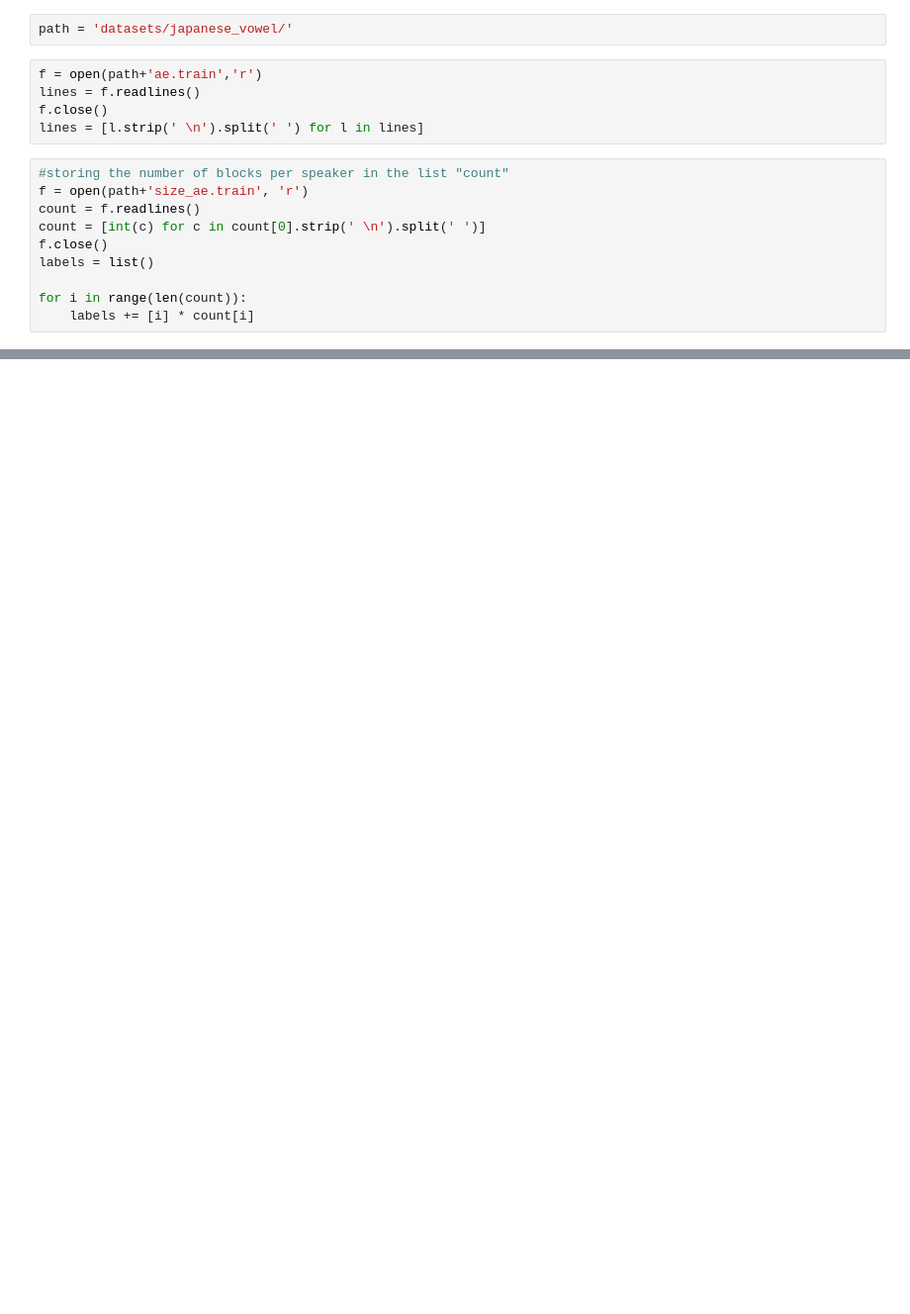
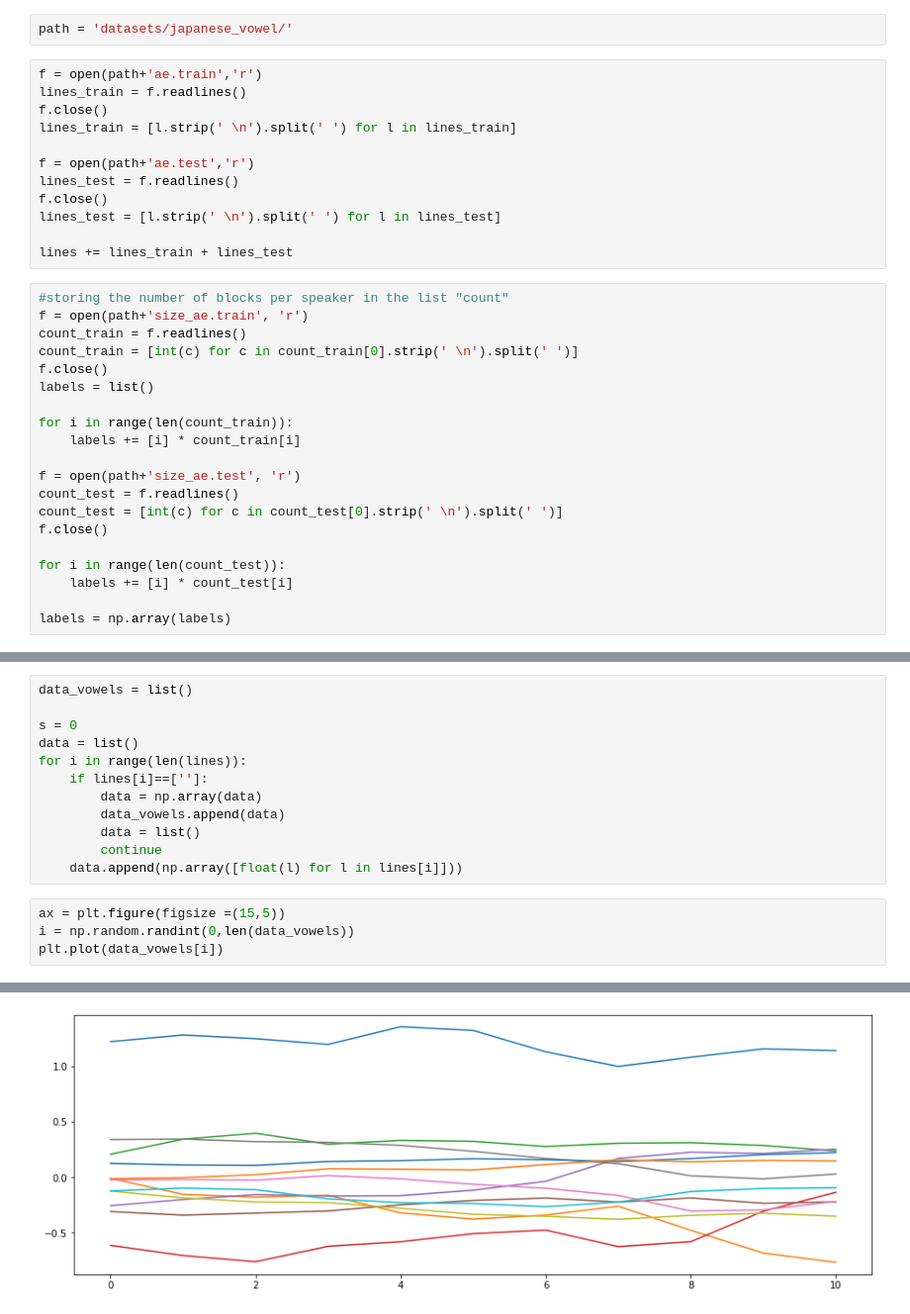
Before and after one commit to khaledlarbi/MVA_ML_for_TS, a Jupyter notebook: Datasets.ipynb, the cells around one changed output, grey strips where cells are left out. Shown at 99% size. Saved outputs shown, nothing was run; the diff lists cells and outputs as text; blank space fills up the shorter version.

```diff
--- a/Datasets.ipynb
+++ b/Datasets.ipynb
@@ -435,16 +521,33 @@ Each speaker recorded several times the vowels, in different opportunities. Ther
 path = 'datasets/japanese_vowel/'
 # %%
 f = open(path+'ae.train','r')
-lines = f.readlines()
+lines_train = f.readlines()
 f.close()
-lines = [l.strip(' \n').split(' ') for l in lines]
+lines_train = [l.strip(' \n').split(' ') for l in lines_train]
+
+f = open(path+'ae.test','r')
+lines_test = f.readlines()
+f.close()
+lines_test = [l.strip(' \n').split(' ') for l in lines_test]
+
+lines += lines_train + lines_test
 # %%
 #storing the number of blocks per speaker in the list "count"
 f = open(path+'size_ae.train', 'r')
-count = f.readlines()
-count = [int(c) for c in count[0].strip(' \n').split(' ')]
+count_train = f.readlines()
+count_train = [int(c) for c in count_train[0].strip(' \n').split(' ')]
 f.close()
 labels = list()
 
-for i in range(len(count)):
-    labels += [i] * count[i]
+for i in range(len(count_train)):
+    labels += [i] * count_train[i]
+
+f = open(path+'size_ae.test', 'r')
+count_test = f.readlines()
+count_test = [int(c) for c in count_test[0].strip(' \n').split(' ')]
+f.close()
+
+for i in range(len(count_test)):
+    labels += [i] * count_test[i]
+
+labels = np.array(labels)
@@ -461,0 +554,17 @@ ValueError: could not convert string to float: ''
+# %%
+data_vowels = list()
+
+s = 0
+data = list()
+for i in range(len(lines)):
+    if lines[i]==['']:
+        data = np.array(data)
+        data_vowels.append(data)
+        data = list()
+        continue
+    data.append(np.array([float(l) for l in lines[i]]))
+# %%
+ax = plt.figure(figsize =(15,5))
+i = np.random.randint(0,len(data_vowels))
+plt.plot(data_vowels[i])
+# %% [output]
@@ -461,0 +583 @@ ValueError: could not convert string to float: ''
+[figure, added]
```
Also changed, not shown: parts of 22 cells of this notebook.
